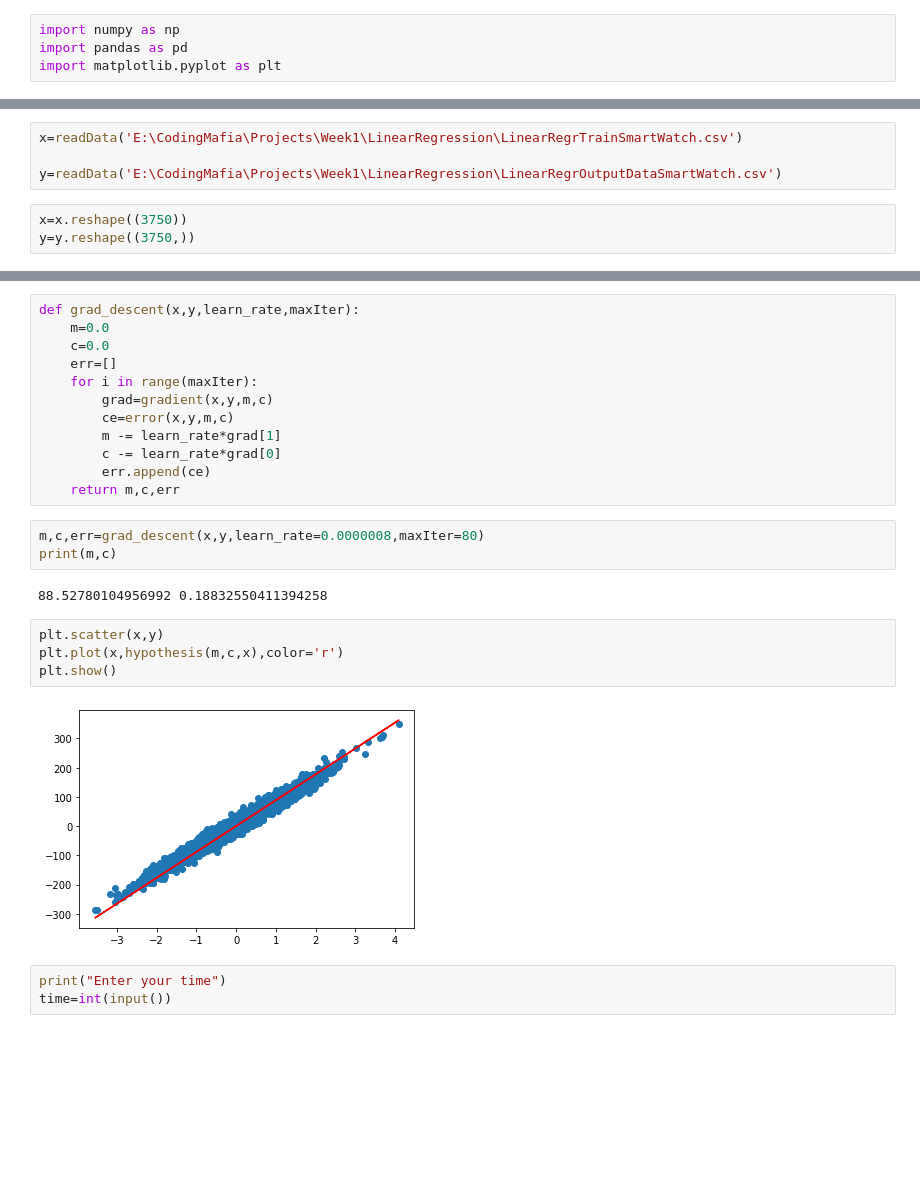
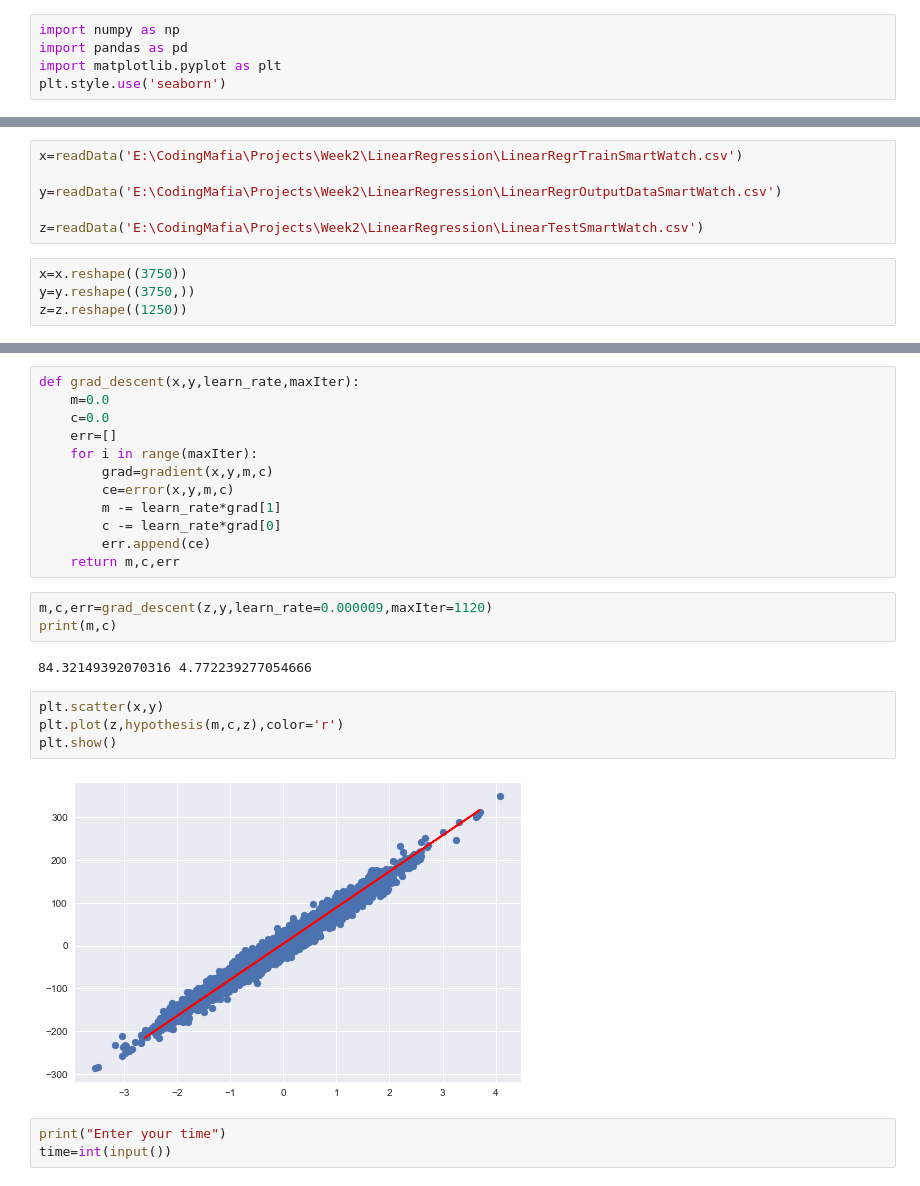
Before and after one commit to Aniket3000/AI-Projects, a Jupyter notebook: SmartWatch.ipynb, the cells around one changed output, grey strips where cells are left out. Drawn from its saved outputs; the diff is of its cells as text; blank space fills up the shorter version.

```diff
--- a/SmartWatch.ipynb
+++ b/SmartWatch.ipynb
@@ -2,17 +2,21 @@
 import numpy as np
 import pandas as pd
 import matplotlib.pyplot as plt
+plt.style.use('seaborn')
 # %%
 def readData(filename):
     df=pd.read_csv(filename)
     return df.values
 # %%
-x=readData('E:\CodingMafia\Projects\Week1\LinearRegression\LinearRegrTrainSmartWatch.csv')
+x=readData('E:\CodingMafia\Projects\Week2\LinearRegression\LinearRegrTrainSmartWatch.csv')
 
-y=readData('E:\CodingMafia\Projects\Week1\LinearRegression\LinearRegrOutputDataSmartWatch.csv')
+y=readData('E:\CodingMafia\Projects\Week2\LinearRegression\LinearRegrOutputDataSmartWatch.csv')
+
+z=readData('E:\CodingMafia\Projects\Week2\LinearRegression\LinearTestSmartWatch.csv')
 # %%
 x=x.reshape((3750))
 y=y.reshape((3750,))
+z=z.reshape((1250))
 # %%
 plt.scatter(x,y)
 plt.show()
@@ -51,16 +55,16 @@ def grad_descent(x,y,learn_rate,maxIter):
         err.append(ce)
     return m,c,err
 # %%
-m,c,err=grad_descent(x,y,learn_rate=0.0000008,maxIter=80)
+m,c,err=grad_descent(z,y,learn_rate=0.000009,maxIter=1120)
 print(m,c)
 # %% [output]
-88.52780104956992 0.18832550411394258
+84.32149392070316 4.772239277054666
 # %%
 plt.scatter(x,y)
-plt.plot(x,hypothesis(m,c,x),color='r')
+plt.plot(z,hypothesis(m,c,z),color='r')
 plt.show()
 # %% [output]
-[figure, old version]
+[figure, new version]
 # %%
 print("Enter your time")
 time=int(input())
```
Also changed, not shown: parts of 1 cell of this notebook.
